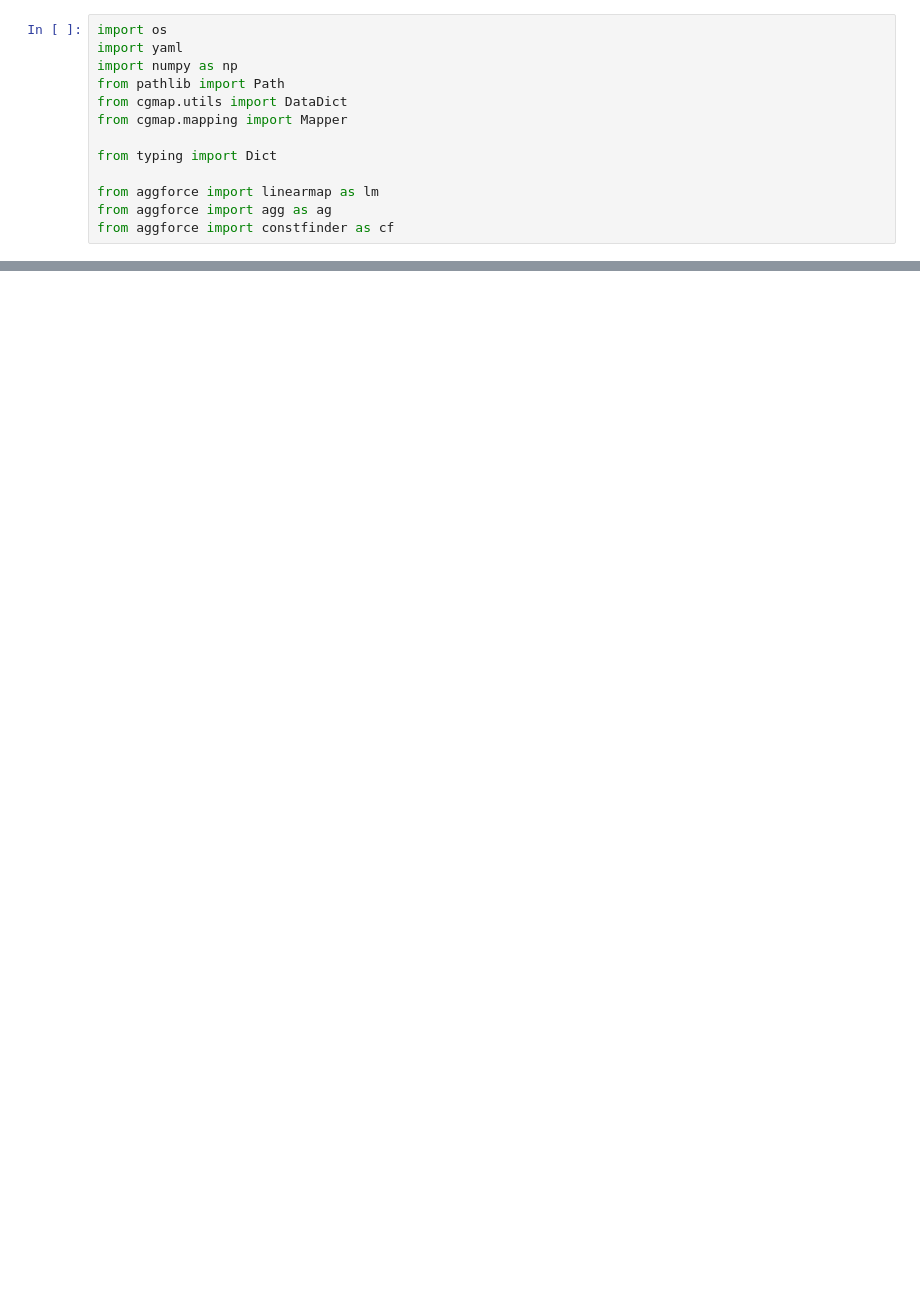
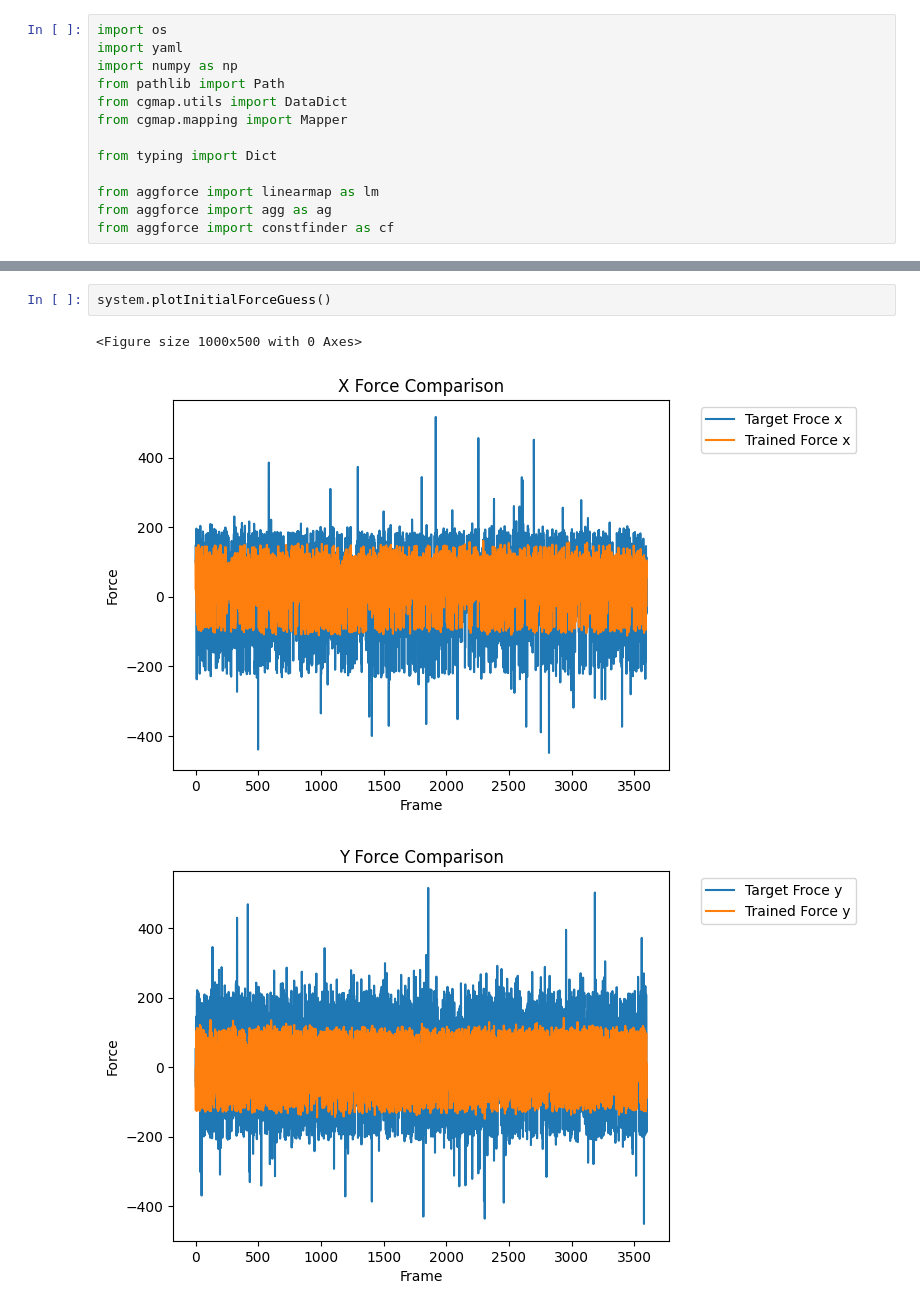
Before and after one commit to limresgrp/CGffap, a Jupyter notebook: SimGen.ipynb, the cells around one changed output, grey strips where cells are left out. Saved outputs shown, nothing was run; the diff lists cells and outputs as text; blank space fills up the shorter version.

```diff
--- a/SimGen.ipynb
+++ b/SimGen.ipynb
@@ -653,0 +265,6 @@ config_BeadCharges_per_bead
+# %%
+system.plotInitialForceGuess()
+# %% [output]
+<Figure size 1000x500 with 0 Axes>
+[figure, added]
+[figure, added]
```
Also changed, not shown: parts of 53 cells of this notebook, 11 other files.
